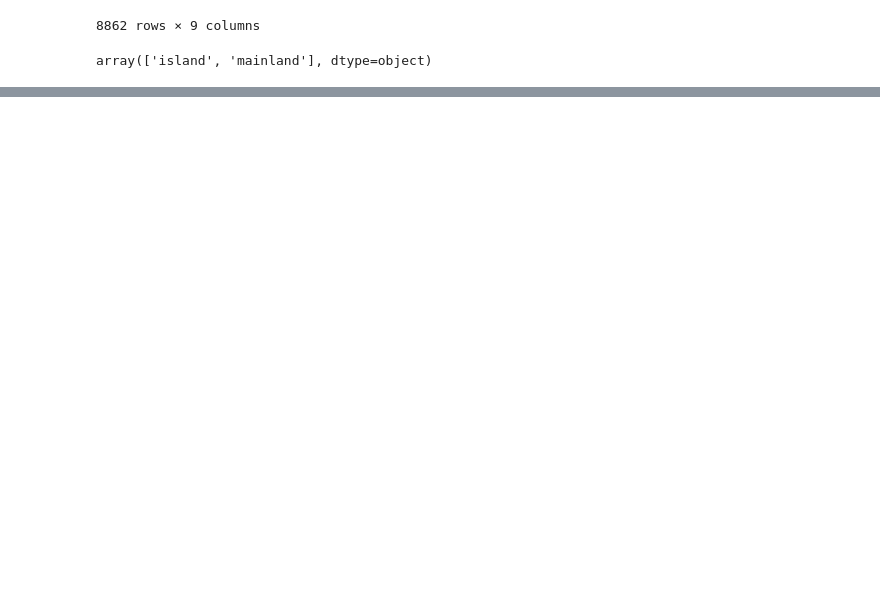
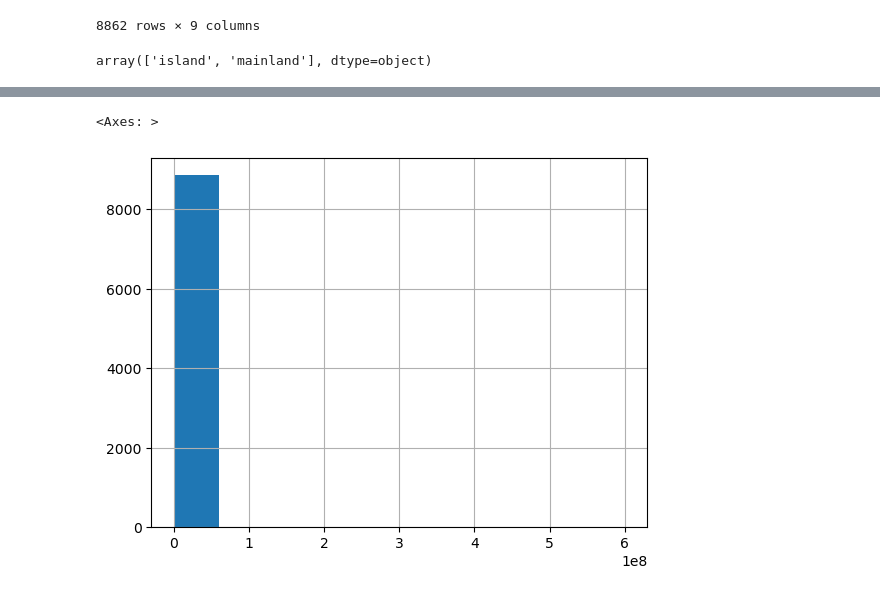
Before and after one commit to DavidOdavid333/lagos-housing-price-prediction-project, a Jupyter notebook: DataCleaningnPreparation.ipynb, the cells around one changed output, grey strips where cells are left out. Saved outputs shown, nothing was run; the diff lists cells and outputs as text; code cells hidden in the pictures; blank space fills up the shorter version.

```diff
--- a/DataCleaningnPreparation.ipynb
+++ b/DataCleaningnPreparation.ipynb
@@ -1170,12 +576,0 @@ df
-# %%
-# Load dataset
-#df = pd.read_csv('/mnt/data/rent.csv')
-
-# Standardize to lowercase (optional but safer)
-df['House_type'] = df['House_type'].str.lower()
-
-# Update only rows where 'duplex' is the first word
-df.loc[df['House_type'].str.startswith('duplex', na=False), 'House_type'] = 'duplex'
-df
-# Preview result
-#print(df[['Property_name', 'House_type']].head())
@@ -1190,7 +576,0 @@ df['House_type'].value_counts()
-# %%
-# Standardize to lowercase (optional but safer)
-df['House_type'] = df['House_type'].str.lower()
-
-# Update only rows where 'bungalow' is the first word
-df.loc[df['House_type'].str.startswith('bungalow', na=False), 'House_type'] = 'bungalow'
-df
@@ -1285,0 +621,8 @@ filtered_df
+# %%
+# Some areas are low profiled and having low prices cant be argued eg.yaba. So the condition is we remove prices that are less or equal to #80000 but
+# keep them if location is yaba
+
+# inspect condition
+condition = (df['Price'] <= 80000) & (df['Locality'].str.lower() != 'yaba')
+#df = df[~condition].reset_index(drop=True)
+df[condition]
@@ -1285,0 +647,5 @@ filtered_df
+# %%
+# implimenting condition
+
+df = df[~condition].reset_index(drop=True)
+df
@@ -1285,0 +668,7 @@ filtered_df
+# %%
+# Checking the skewness of the target value say 'Price'
+
+df['Price'].hist()
+# %% [output]
+<Axes: >
+[figure, added]
```
Also changed, not shown: parts of 117 cells of this notebook, 2 other files.
